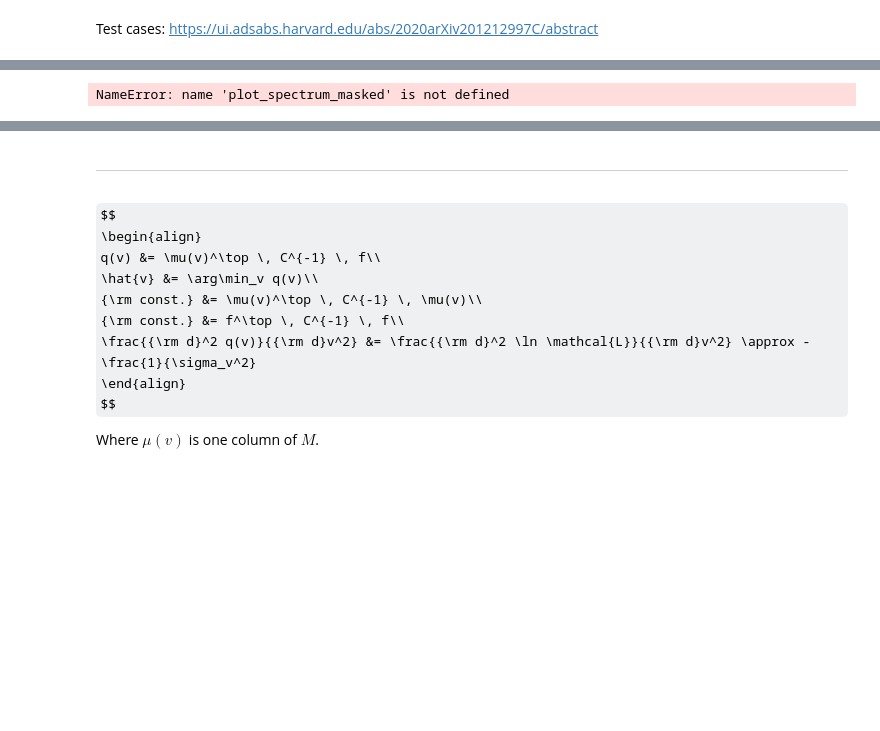
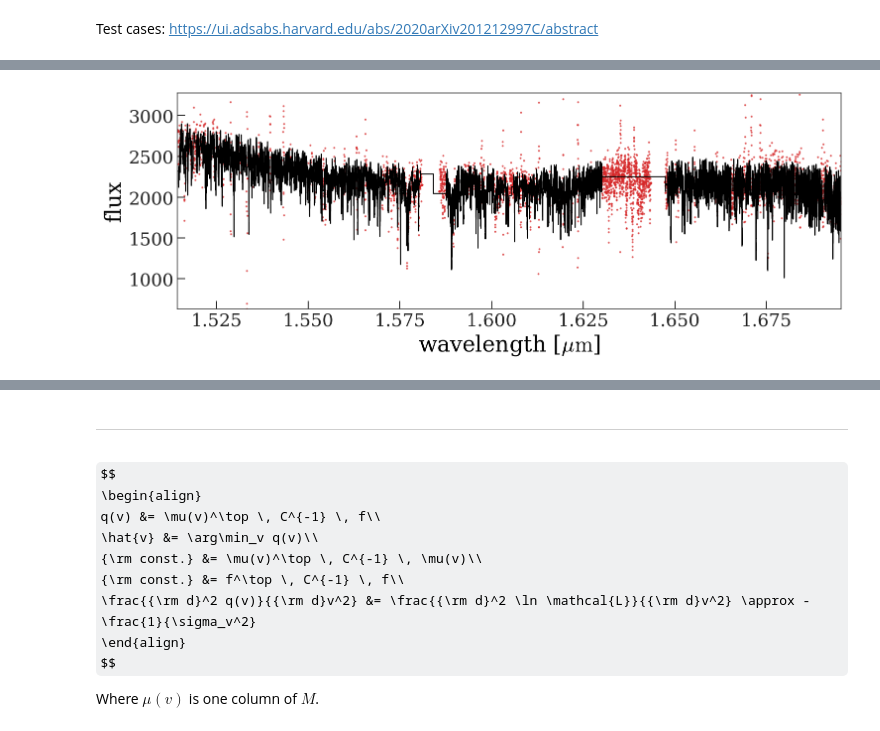
Before and after one commit to adrn/FunDepartment, a Jupyter notebook: notebooks/Run-on-visits.ipynb, the cells around one changed output, grey strips where cells are left out. Saved outputs shown, nothing was run; the diff lists cells and outputs as text; code cells hidden in the pictures; some formulas as TeX source; blank space fills up the shorter version.

```diff
--- a/notebooks/Run-on-visits.ipynb
+++ b/notebooks/Run-on-visits.ipynb
@@ -88,9 +108,9 @@ ax.set_ylim(-0.1, 1.5)
 # %%
 for visit in visits:
-    fig = plot_spectrum_masked(visit.get_spectrum())
+    fig = plot_spectrum(visit.get_spectrum())
     break
 # %% [output]
-NameError: name 'plot_spectrum_masked' is not defined
+[figure, added]
 # %%
 for visit in visits:
     # frame_spectra = visit.get_frame_spectra(percentile_clip=False)
```
Also changed, not shown: parts of 36 cells of this notebook, 1 other file.
